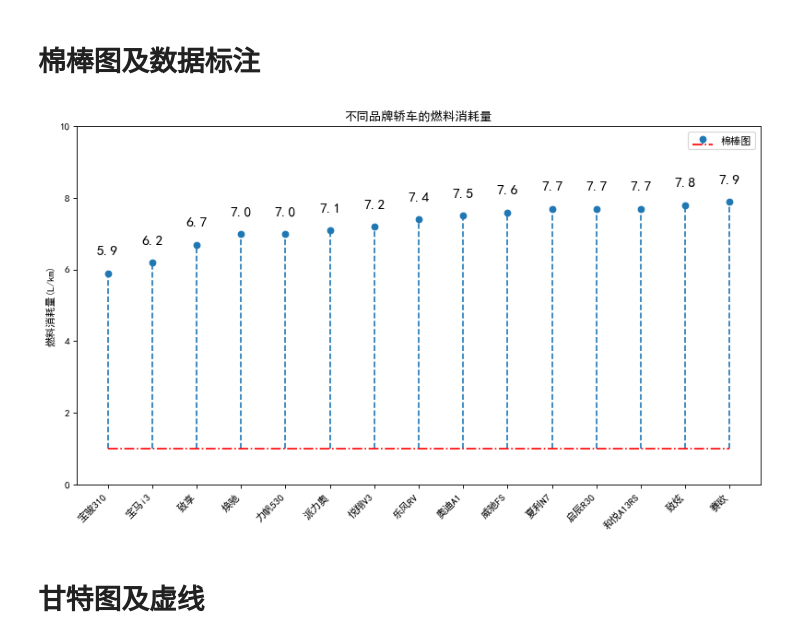
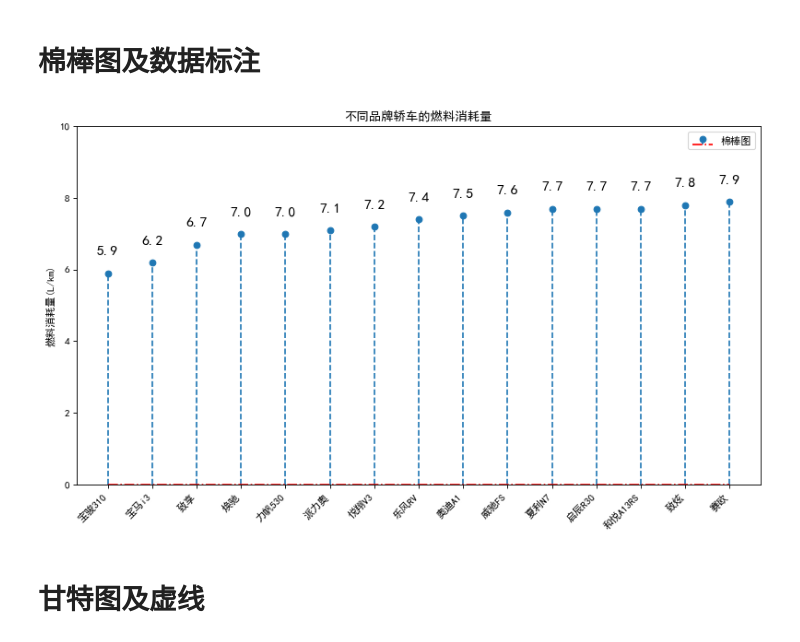
Before and after one commit to Duringlin03/coding-notes, a Jupyter notebook: python/数据可视化/notebook.ipynb, the cells around one changed output. Saved outputs shown, nothing was run; the diff lists cells and outputs as text; code cells hidden in the pictures.

```diff
--- a/python/数据可视化/notebook.ipynb
+++ b/python/数据可视化/notebook.ipynb
@@ -998,35 +1007,36 @@ import matplotlib.pyplot as plt
 plt.rcParams['font.sans-serif'] = 'SimHei'
 # 解决负号显示问题
 plt.rcParams['axes.unicode_minus'] = False
 
 # x轴数据（对应15个品牌的索引）
 x = np.arange(1, 16)
 # 燃料消耗量数据
 y = np.array([5.9, 6.2, 6.7, 7.0, 7.0, 7.1, 7.2, 7.4,
               7.5, 7.6, 7.7, 7.7, 7.7, 7.8, 7.9])
 # 品牌标签
 labels = np.array(['宝骏310', '宝马i3', '致享', '焕驰', '力帆530',
                    '派力奥', '悦翔V3', '乐风RV', '奥迪A1', '威驰FS',
                    '夏利N7', '启辰R30', '和悦A13RS', '致炫', '赛欧'])
 
 # 创建画布
 fig = plt.figure(figsize=(10, 6), dpi=80)
 ax = fig.add_subplot(111)
 
 # 绘制棉棒图
-ax.stem(x, y, linefmt='--', markerfmt='o',bottom = 1,basefmt='r-.',label='棉棒图')
+ax.stem(x, y, linefmt='--', markerfmt='o',bottom = 0,basefmt='r-.',label='棉棒图')
+# markerfmt茎头 basefmt茎样式 bottom调整基线开始位置
 ax.set_xticks(x)
 ax.set_xticklabels(labels, rotation=45, ha='right')
 ax.set_ylabel('燃料消耗量(L/km)')
 ax.set_ylim([0,10])
 ax.legend()
 ax.set_title('不同品牌轿车的燃料消耗量')
 for i in range(len(x)):
     ax.text(x[i],y[i]+0.5,y[i],ha='center',fontsize=14)
 plt.tight_layout()
 plt.show()
 # %% [output]
-[figure, old version]
+[figure, new version]
 # %% [markdown]
 # 甘特图及虚线
 # %%
```
Also changed, not shown: parts of 29 cells of this notebook.
